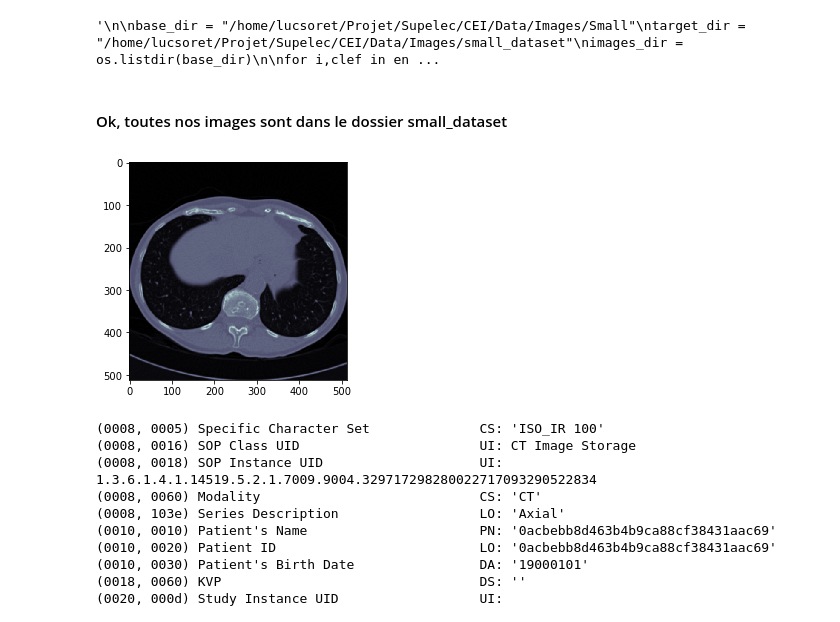
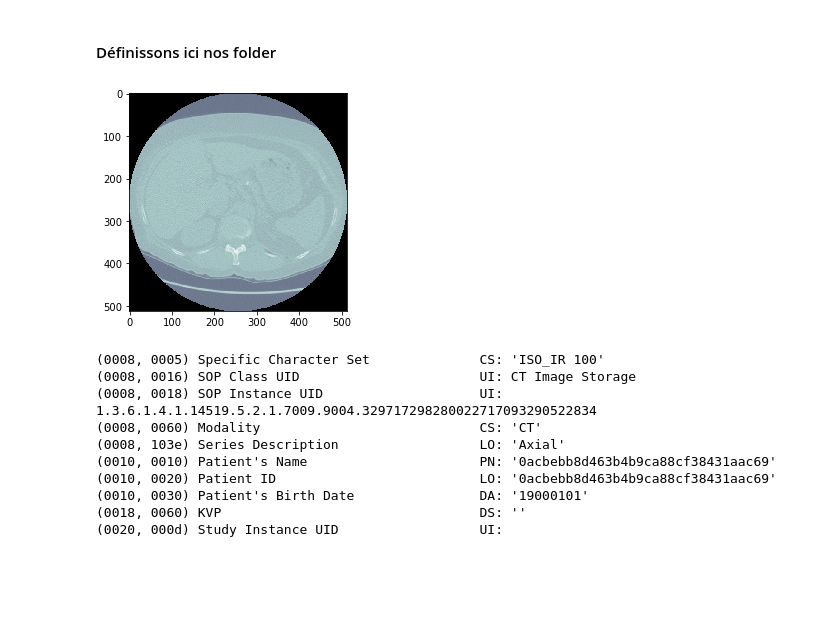
Before and after one commit to lucsoret/CEI, a Jupyter notebook: Python/Notebook/pre_processing.ipynb, the cells around one changed output. Cells and saved outputs as stored; diff of their text form; code cells hidden in the pictures; blank space fills up the shorter version.

```diff
--- a/Python/Notebook/pre_processing.ipynb
+++ b/Python/Notebook/pre_processing.ipynb
@@ -3,29 +1,9 @@
-# %%
-import dicom
-import pylab
-import os
-
-INPUT_FOLDER = '/home/lucsoret/Projet/Supelec/CEI/Data/Images/sample_images'
-patients = os.listdir(INPUT_FOLDER)
-
-"""
-
-base_dir = "/home/lucsoret/Projet/Supelec/CEI/Data/Images/Small"
-target_dir = "/home/lucsoret/Projet/Supelec/CEI/Data/Images/small_dataset"
-images_dir = os.listdir(base_dir)
-
-for i,clef in enumerate(images_dir):
-        path_ds = os.path.join(base_dir,images_dir[i])
-        print(path_ds)
-        ds_dcm = os.listdir(path_ds)
-        for j,clef in enumerate(path_ds):
-            full_path = os.path.join(path_ds,ds_dcm[j])
-            target_path = os.path.join(target_dir,ds_dcm[j])
-            os.rename(full_path,target_path)"""
-# %% [output]
-'\n\nbase_dir = "/home/lucsoret/Projet/Supelec/CEI/Data/Images/Small"\ntarget_dir = "/home/lucsoret/Projet/Supelec/CEI/Data/Images/small_dataset"\nimages_dir = os.listdir(base_dir)\n\nfor i,clef in en ...
-# %% [markdown]
-#### Ok, toutes nos images sont dans le dossier small_dataset
+# %% [markdown]
+#### Définissons ici nos folder
+# %%
+INPUT_FOLDER = '/home/lucsoret/Projet/Supelec/CEI/Data/sample_images'
+patients = os.listdir(INPUT_FOLDER)
+patients.sort()
 # %%
 import dicom
 import pylab
@@ -38,16 +16,16 @@ def load_scan(path):
     slices = [dicom.read_file(path + '/' + s) for s in os.listdir(path)]
     return slices
 # %%
-first_patient_path = os.path.join(INPUT_FOLDER,patients[0])
+first_patient_path = os.path.join(INPUT_FOLDER,patients[1])
 first_patient = load_scan(first_patient_path)
 total_images = os.listdir(first_patient_path)
 
 
 ds=dicom.read_file(os.path.join(first_patient_path,total_images[0]))
 pylab.imshow(ds.pixel_array, cmap=pylab.cm.bone)
 pylab.show()
 # %% [output]
-[figure, old version]
+[figure, new version]
 # %%
 print(ds)
 # %% [output]
```
Also changed, not shown: parts of 6 cells of this notebook.
